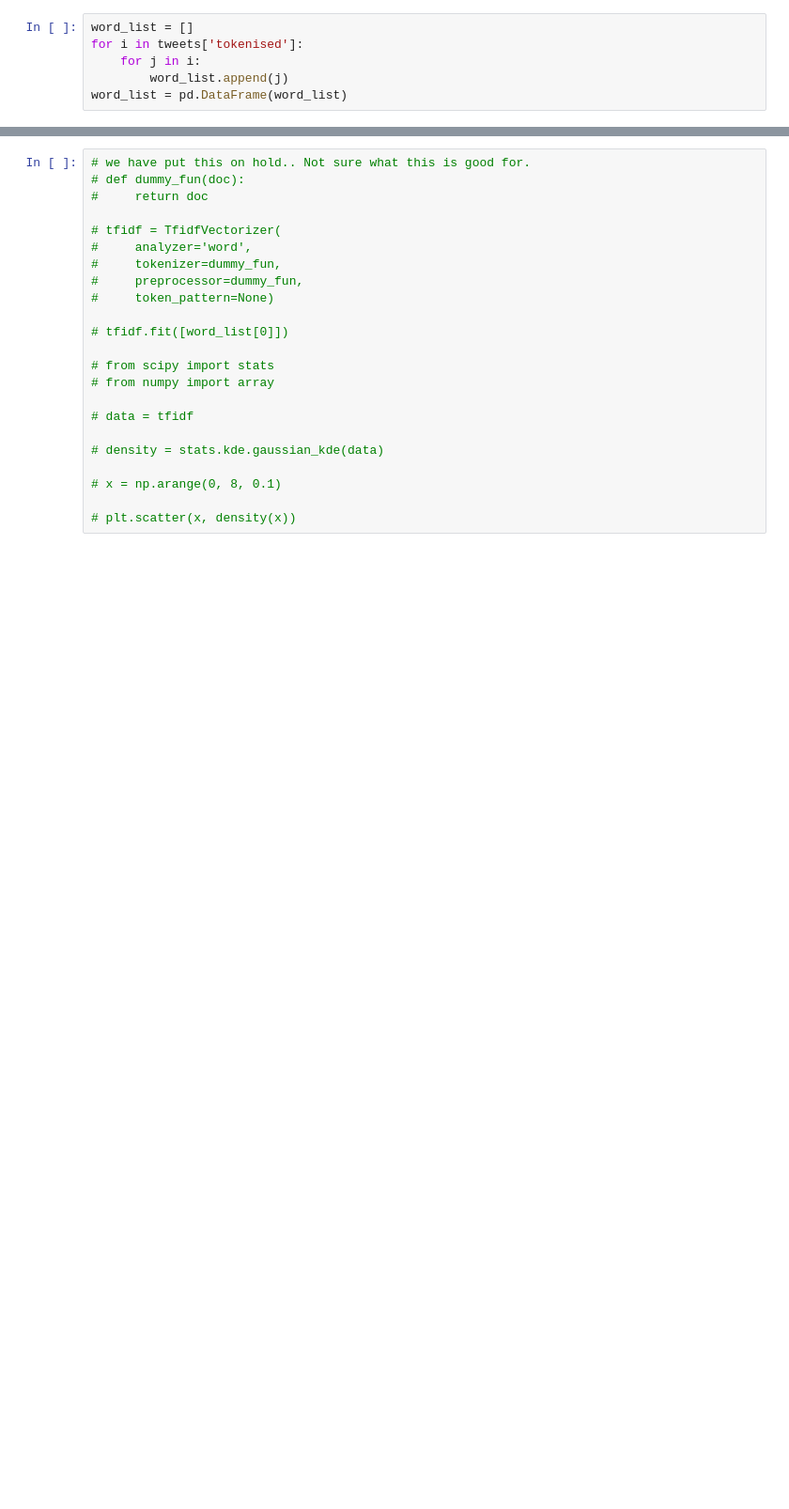
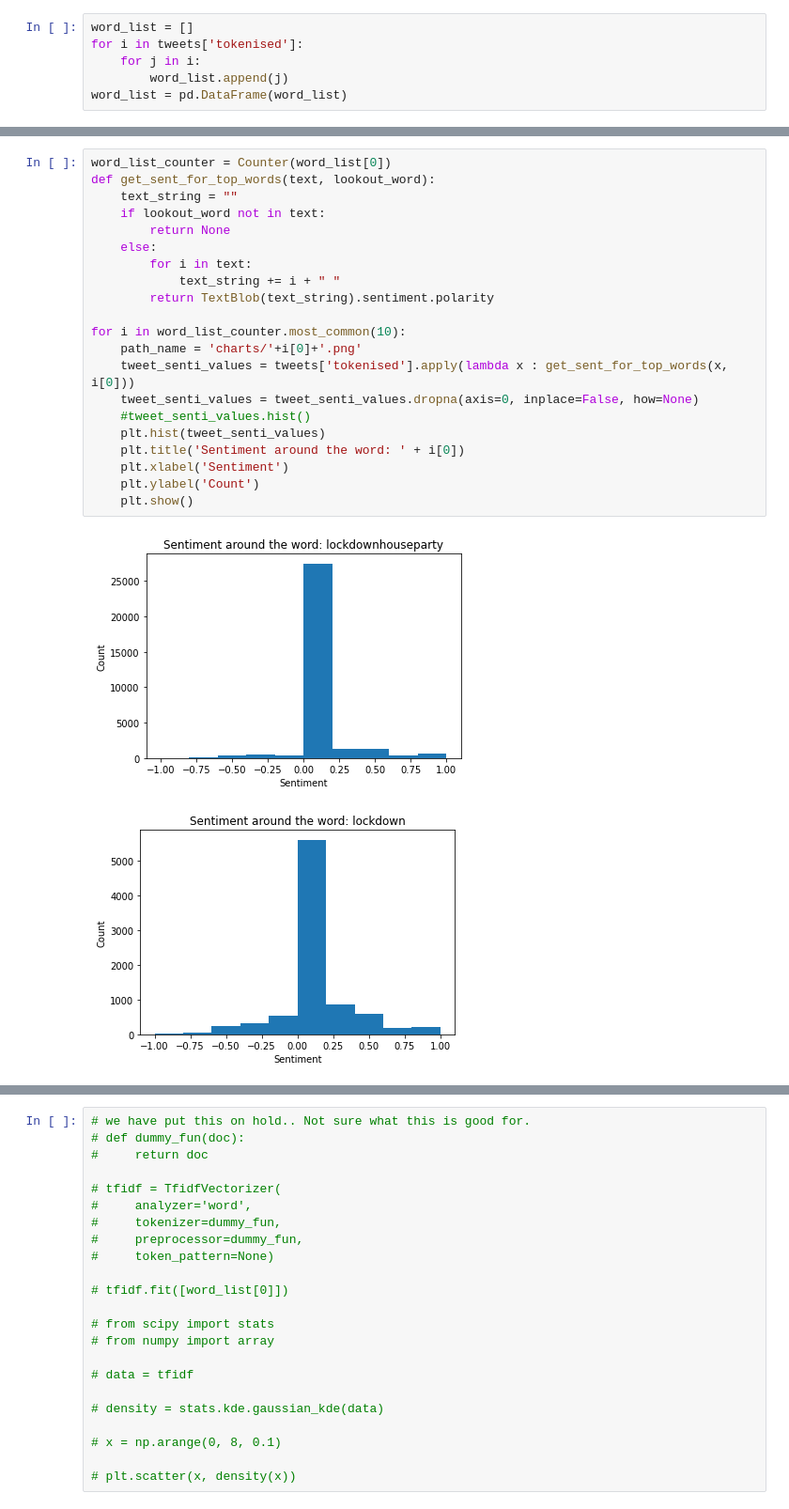
Before and after one commit to tomashege/research_project, a Jupyter notebook: Tomas/Analysis.ipynb, the cells around one changed output, grey strips where cells are left out. Shown at 94% size. Drawn from its saved outputs; the diff is of its cells as text; blank space fills up the shorter version.

```diff
--- a/Tomas/Analysis.ipynb
+++ b/Tomas/Analysis.ipynb
@@ -183,0 +159,24 @@ for i in range(3):
+# %%
+word_list_counter = Counter(word_list[0])
+def get_sent_for_top_words(text, lookout_word):
+    text_string = ""
+    if lookout_word not in text:
+        return None
+    else:
+        for i in text:
+            text_string += i + " "
+        return TextBlob(text_string).sentiment.polarity
+
+for i in word_list_counter.most_common(10):
+    path_name = 'charts/'+i[0]+'.png'
+    tweet_senti_values = tweets['tokenised'].apply(lambda x : get_sent_for_top_words(x, i[0]))
+    tweet_senti_values = tweet_senti_values.dropna(axis=0, inplace=False, how=None)
+    #tweet_senti_values.hist()
+    plt.hist(tweet_senti_values)
+    plt.title('Sentiment around the word: ' + i[0])
+    plt.xlabel('Sentiment')
+    plt.ylabel('Count')
+    plt.show()
+# %% [output]
+[figure, added]
+[figure, added]
```
Also changed, not shown: parts of 12 cells of this notebook, 11 other files.
